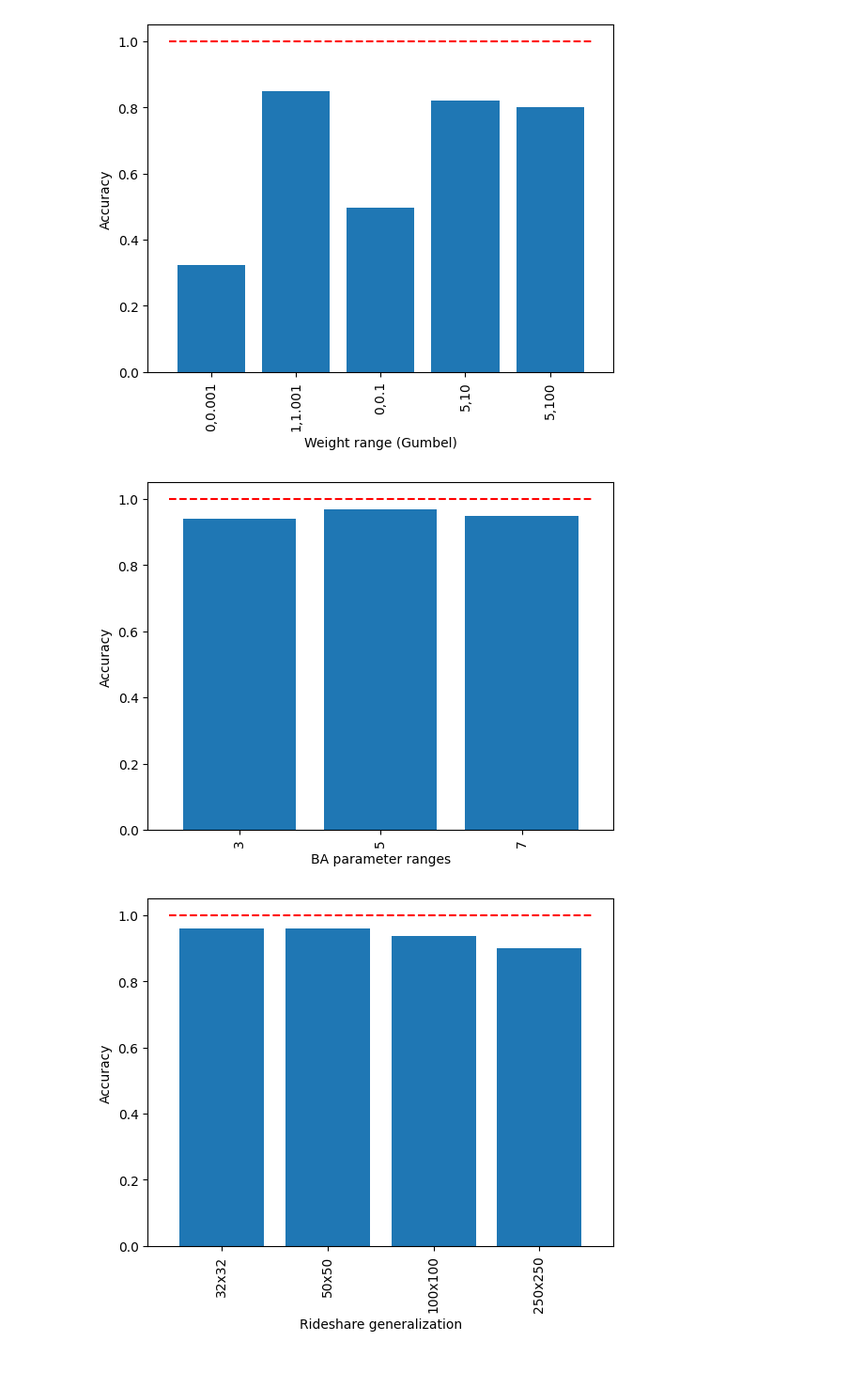
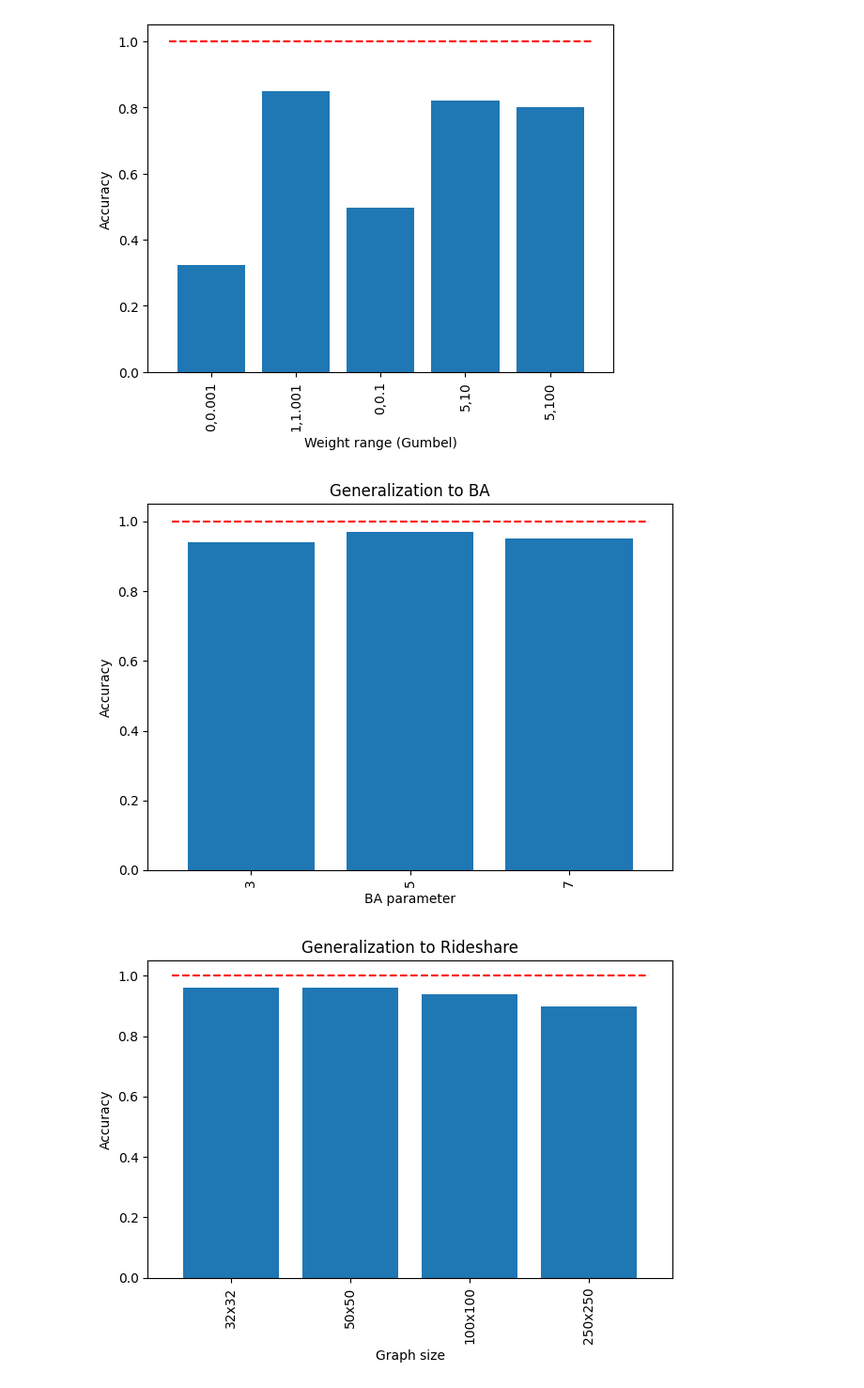
Before and after one commit to anders-wikum/clrs, a Jupyter notebook: notebooks/w7_plots.ipynb, the cells around one changed output. Shown at 94% size. Cells and saved outputs as stored; diff of their text form; code cells hidden in the pictures.

```diff
--- a/notebooks/w7_plots.ipynb
+++ b/notebooks/w7_plots.ipynb
@@ -77,29 +75,35 @@ plt.bar(range(len(data)), data.values())
 plt.xticks(range(len(data)), data.keys(), rotation = "vertical")
 plt.hlines(y=1, xmin=-0.5, xmax = len(data)- 0.5, color='r', linestyle='--', label='OPT')
 
-plt.xlabel("BA parameter ranges")
+plt.xlabel("BA parameter")
 plt.ylabel("Accuracy")
+plt.title("Generalization to BA")
+plt.tight_layout()
+plt.savefig("ba_generalization.png")
 plt.show()
 # %% [output]
-[figure, old version]
+[figure, new version]
 # %%
 # Generalization rideshare
 data = {"32x32": 0.96,
         "50x50": 0.96,
         "100x100": 0.938,
         "250x250": 0.9
         }
 
 fig = plt.figure()
 plt.bar(range(len(data)), data.values())
 plt.xticks(range(len(data)), data.keys(), rotation = "vertical")
 plt.hlines(y=1, xmin=-0.5, xmax = len(data)- 0.5, color='r', linestyle='--', label='OPT')
 
-plt.xlabel("Rideshare generalization")
+plt.title("Generalization to Rideshare")
+plt.xlabel("Graph size")
 plt.ylabel("Accuracy")
+plt.tight_layout()
+plt.savefig('rideshare_generalization.png')
 plt.show()
 # %% [output]
-[figure, old version]
+[figure, new version]
 # %%
 # Generalization ER
 data = {"32x32": 0.94,
```
Also changed, not shown: parts of 2 cells of this notebook, 3 other files.
